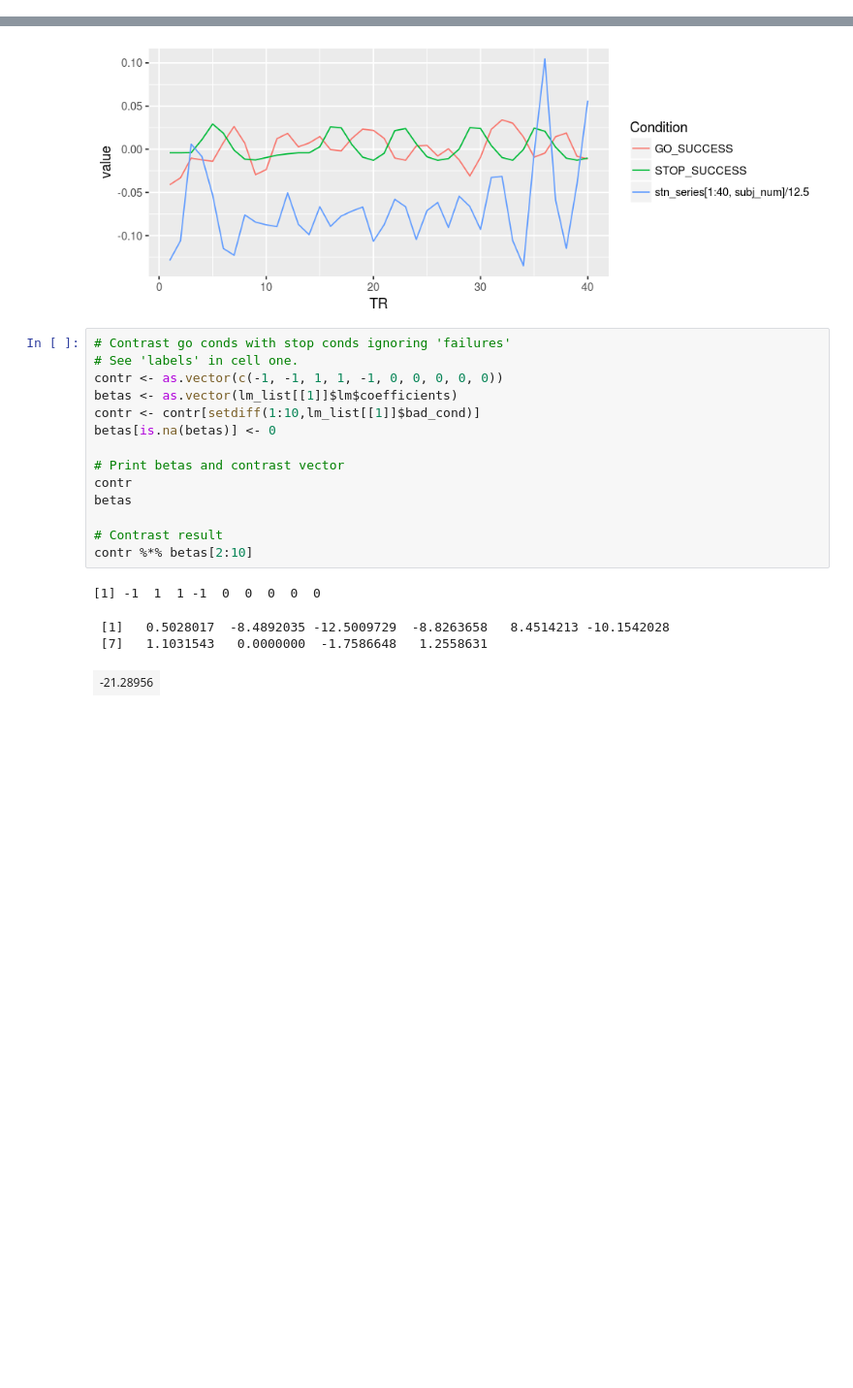
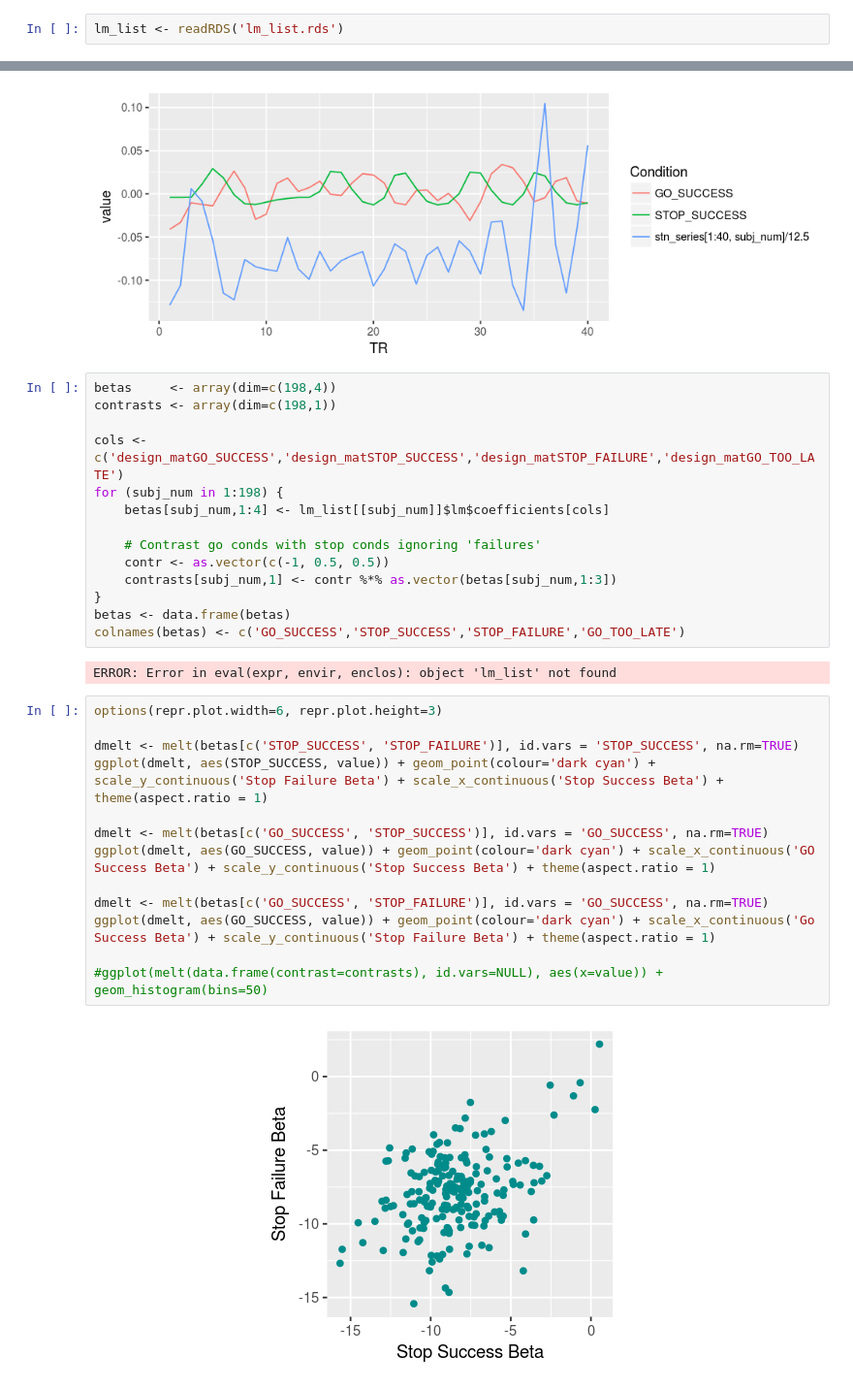
Before and after one commit to DanielNScott/imagen, a Jupyter notebook: STN_fMRI_GLM.ipynb, the cells around one changed output, grey strips where cells are left out. Shown: that part at 97% size. Saved outputs shown, nothing was run; the diff lists cells and outputs as text; blank space fills up the shorter version.

```diff
--- a/STN_fMRI_GLM.ipynb
+++ b/STN_fMRI_GLM.ipynb
@@ -251,0 +195,2 @@ saveRDS(lm_list,'lm_list.rds')
+# %%
+lm_list <- readRDS('lm_list.rds')
@@ -264,22 +253,34 @@ for (subj_num in 1:nplts) {
 [figure]
 [figure]
 [figure]
-# %%
-# Contrast go conds with stop conds ignoring 'failures'
-# See 'labels' in cell one.
-contr <- as.vector(c(-1, -1, 1, 1, -1, 0, 0, 0, 0, 0))
-betas <- as.vector(lm_list[[1]]$lm$coefficients)
-contr <- contr[setdiff(1:10,lm_list[[1]]$bad_cond)]
-betas[is.na(betas)] <- 0
-
-# Print betas and contrast vector
-contr
-betas
-
-# Contrast result
-contr %*% betas[2:10]
-# %% [output]
-[1] -1  1  1 -1  0  0  0  0  0
- [1]   0.5028017  -8.4892035 -12.5009729  -8.8263658   8.4514213 -10.1542028
- [7]   1.1031543   0.0000000  -1.7586648   1.2558631
-| -21.28956 |
+# %%
+betas     <- array(dim=c(198,4))
+contrasts <- array(dim=c(198,1))
+
+cols <- c('design_matGO_SUCCESS','design_matSTOP_SUCCESS','design_matSTOP_FAILURE','design_matGO_TOO_LATE')
+for (subj_num in 1:198) {
+    betas[subj_num,1:4] <- lm_list[[subj_num]]$lm$coefficients[cols]
+
+    # Contrast go conds with stop conds ignoring 'failures'
+    contr <- as.vector(c(-1, 0.5, 0.5))
+    contrasts[subj_num,1] <- contr %*% as.vector(betas[subj_num,1:3])
+}
+betas <- data.frame(betas)
+colnames(betas) <- c('GO_SUCCESS','STOP_SUCCESS','STOP_FAILURE','GO_TOO_LATE')
+# %% [output]
+ERROR: Error in eval(expr, envir, enclos): object 'lm_list' not found
+# %%
+options(repr.plot.width=6, repr.plot.height=3)
+
+dmelt <- melt(betas[c('STOP_SUCCESS', 'STOP_FAILURE')], id.vars = 'STOP_SUCCESS', na.rm=TRUE)
+ggplot(dmelt, aes(STOP_SUCCESS, value)) + geom_point(colour='dark cyan') + scale_y_continuous('Stop Failure Beta') + scale_x_continuous('Stop Success Beta') + theme(aspect.ratio = 1)
+
+dmelt <- melt(betas[c('GO_SUCCESS', 'STOP_SUCCESS')], id.vars = 'GO_SUCCESS', na.rm=TRUE)
+ggplot(dmelt, aes(GO_SUCCESS, value)) + geom_point(colour='dark cyan') + scale_x_continuous('GO Success Beta') + scale_y_continuous('Stop Success Beta') + theme(aspect.ratio = 1)
+
+dmelt <- melt(betas[c('GO_SUCCESS', 'STOP_FAILURE')], id.vars = 'GO_SUCCESS', na.rm=TRUE)
+ggplot(dmelt, aes(GO_SUCCESS, value)) + geom_point(colour='dark cyan') + scale_x_continuous('Go Success Beta') + scale_y_continuous('Stop Failure Beta') + theme(aspect.ratio = 1)
+
+#ggplot(melt(data.frame(contrast=contrasts), id.vars=NULL), aes(x=value)) + geom_histogram(bins=50)
+# %% [output]
+[figure, added]
```
Also changed, not shown: parts of 12 cells of this notebook, 7 other files.
